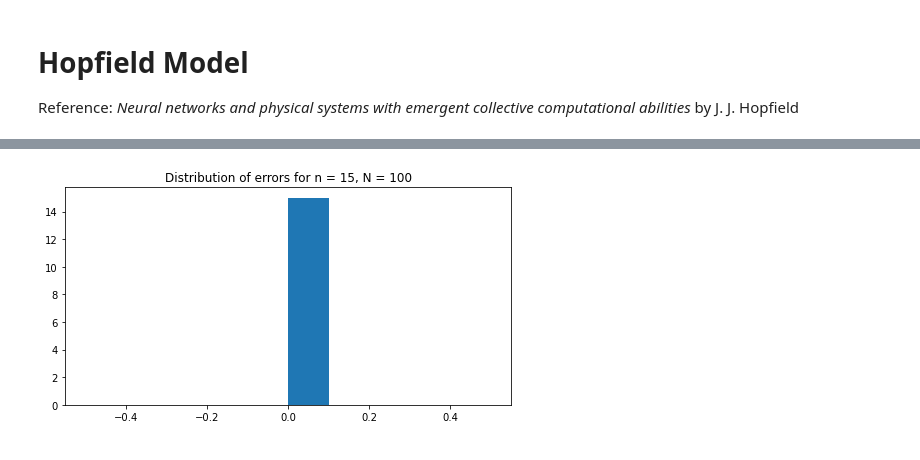
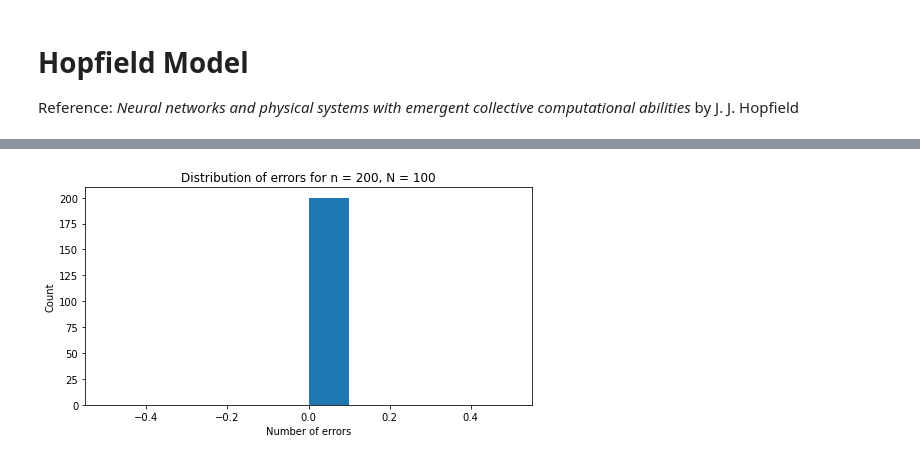
Before and after one commit to maria-yampolskaya/Ising-Dynamics, a Jupyter notebook: Spin system dynamics.ipynb, the cells around one changed output, grey strips where cells are left out. Saved outputs shown, nothing was run; the diff lists cells and outputs as text; code cells hidden in the pictures.

```diff
--- a/Spin system dynamics.ipynb
+++ b/Spin system dynamics.ipynb
@@ -228,0 +104,16 @@ plt.show()
+# %%
+total_time = 10*N # how many time steps to take
+
+time = range(total_time)
+
+energies = np.empty(total_time)
+magnetizations = np.empty((p, total_time))
+
+
+for t in time:
+    energies[t] = system_hopf.energy()
+
+    for i in range(p): # find magnetization for each stored state
+        magnetizations[i][t] = (1/N)*stored_states[i].dot(system_hopf.S)
+
+    system_hopf.update(t%N) # update spin t mod N
@@ -229,18 +151,21 @@ plt.show()
 # %%
-def find_error(system):
-    ''' For a given system, evolve and measure final Hamming distance from initial state '''
+def find_error(system, state):
+    ''' For a given system, evolve and measure final Hamming distance from given state '''
 
-    initial_state = system.S
-
+    N = len(state)
     total_time = N # how many time steps to take
     time = range(total_time)
     for t in time:
-        system_hopf.update(t%N) # update spin t mod N
+        system.update(t%N) # update spin t mod N
+#         print(system.S == np.sign(system.J.dot(system.S)))
 
-    return hamming_dist(initial_state, system.S)
+#     print("How many spins will flip next?")
+#     print(N - np.sum(system.S == np.sign(system.J.dot(system.S))))
+
+    return hamming_dist(system.S, state)
 # %%
 N = 100
-n = 15
+n = 200
 
 stored_states = np.empty((n, N))
 for i in range(n):
@@ -248,19 +173,23 @@ for i in range(n):
 
 J_hopf = generate_hopf(stored_states)
 # %%
-errors = np.empty(n)
-T_hopf = 0
+errors = np.zeros(n)
+T_hopf = 0.4
 
+amt = 10
 # Iterate through all n stored states and see if they eventually have errors
 for i in range(n):
-    system_hopf = SpinSystem(J_hopf, stored_states[i], T_hopf, False)
-    errors[i] = find_error(system_hopf)
+
+    for j in range(amt):
+        S0 = stored_states[i]
+        system_hopf = SpinSystem(J_hopf, S0, T_hopf)
+        errors[i] += find_error(system_hopf, S0)/amt
 
 plt.figure(figsize=(8, 4))
 plt.hist(errors)
 plt.title("Distribution of errors for n = {}, N = {}".format(n, N))
 plt.ylabel("Count")
 plt.xlabel("Number of errors")
 plt.show()
 # %% [output]
-[figure, old version]
+[figure, new version]
```
Also changed, not shown: parts of 11 cells of this notebook.
